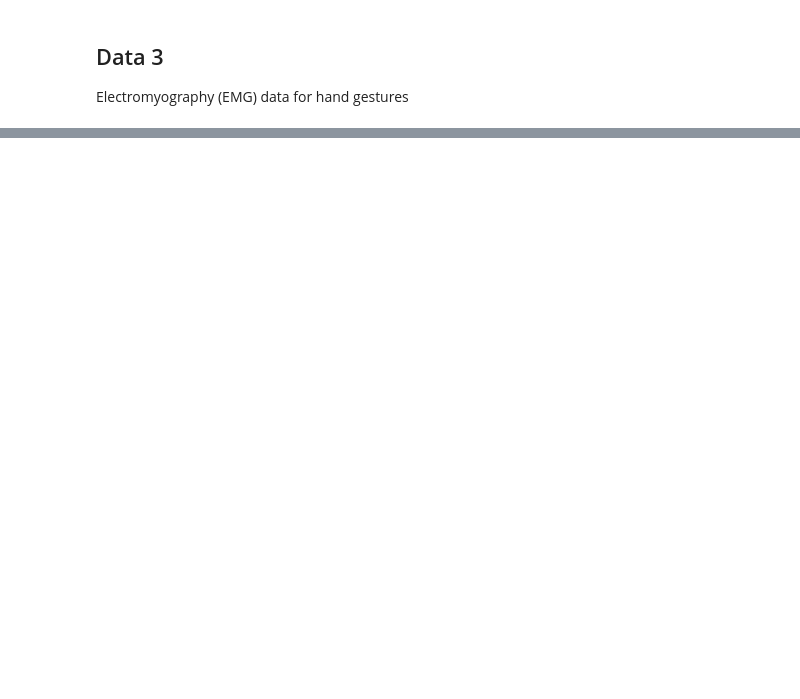
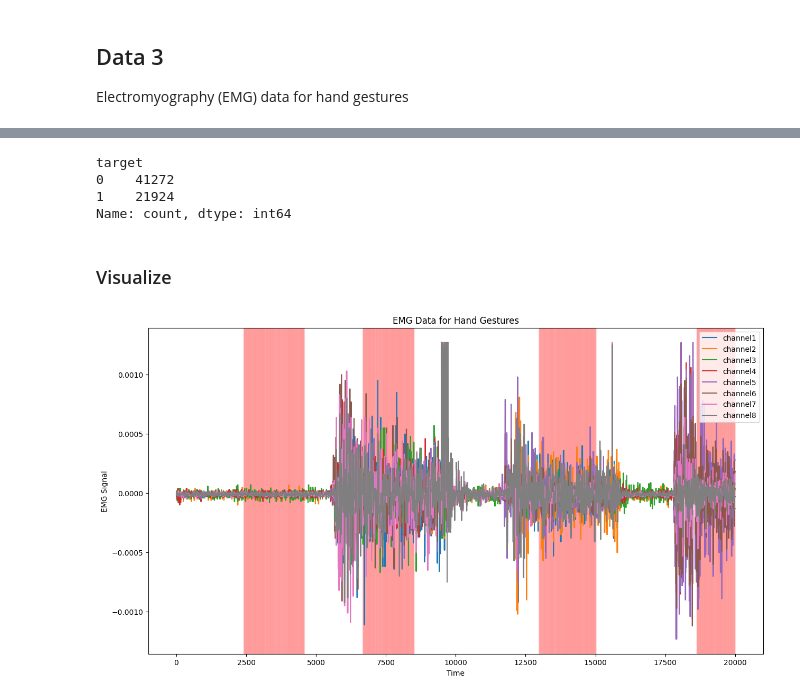
Before and after one commit to widosenoatri/DSLab2, a Jupyter notebook: preprocessing.ipynb, the cells around one changed output, grey strips where cells are left out. Drawn from its saved outputs; the diff is of its cells as text; code cells hidden in the pictures; blank space fills up the shorter version.

```diff
--- a/preprocessing.ipynb
+++ b/preprocessing.ipynb
@@ -208 +539,3 @@ Electromyography (EMG) data for hand gestures
+# %%
+data_3 = pd.read_csv(r'data\EMG_data_for_gestures-master\01\1_raw_data_13-12_22.03.16.txt', sep='\t')
 # %%
@@ -209,0 +577,28 @@ data_3
+# %%
+data_3['target'] = data_3['class'].apply(lambda x: 1 if x != 0 else 0)
+# %%
+data_3['target'].value_counts()
+# %% [output]
+target
+0    41272
+1    21924
+Name: count, dtype: int64
+# %% [markdown]
+### Visualize
+# %%
+data_3_vis = data_3[(data_3['time'] > 0) & (data_3['time'] < 20000)]
+# %%
+data_3_vis.plot(x='time', y=['channel1', 'channel2', 'channel3', 'channel4', 'channel5', 'channel6', 'channel7', 'channel8'], figsize=(15, 8))
+plt.xlabel('Time')
+plt.ylabel('EMG Signal')
+plt.title('EMG Data for Hand Gestures')
+plt.legend(loc='upper right')
+
+# Highlight regions where target is 1
+for _, row in data_3_vis.iterrows():
+    if row['target'] == 1:
+        plt.axvspan(row['time'], row['time'] + 1, color='red', alpha=0.01)
+
+plt.show()
+# %% [output]
+[figure, added]
```
Also changed, not shown: parts of 53 cells of this notebook, 2 other files.
